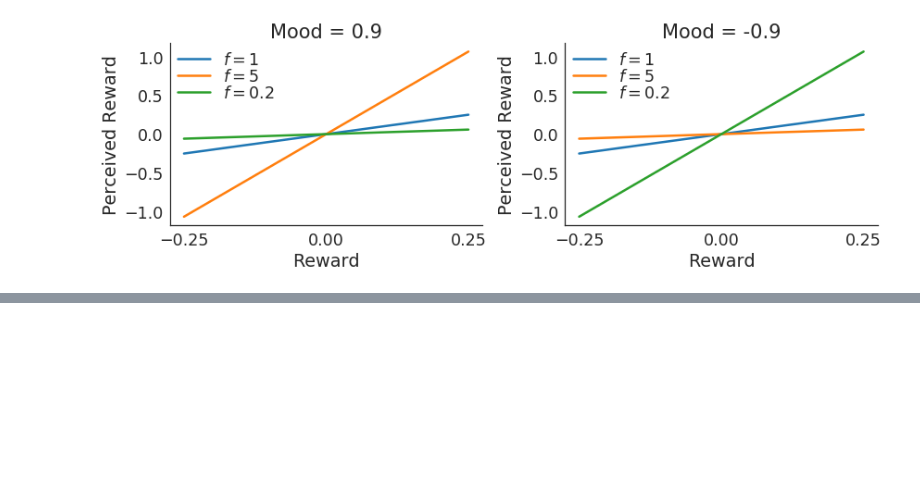
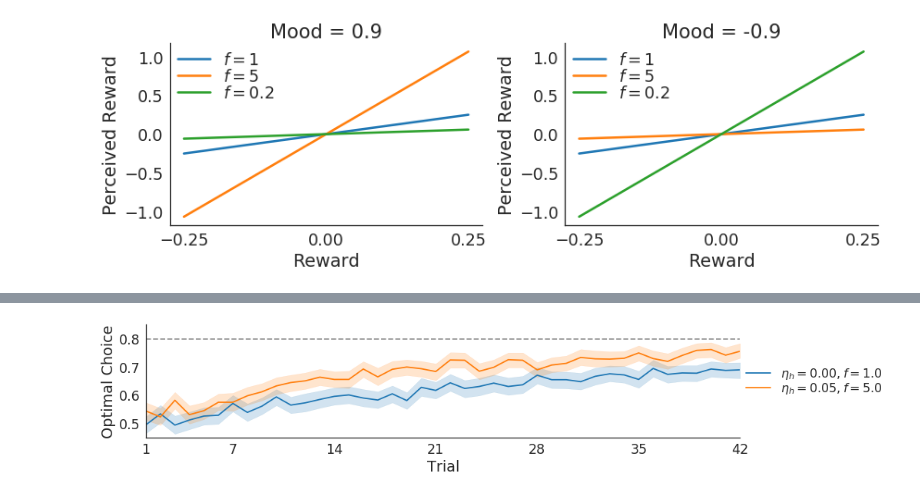
Before and after one commit to szorowi1/pni-rotations, a Jupyter notebook: demos.ipynb, the cells around one changed output, grey strips where cells are left out. Saved outputs shown, nothing was run; the diff lists cells and outputs as text; code cells hidden in the pictures; blank space fills up the shorter version.

```diff
--- a/demos.ipynb
+++ b/demos.ipynb
@@ -153,0 +290,72 @@ plt.tight_layout()
+# %%
+#~~~~~~~~~~~~~~~~~~~~~~~~~~~~~~~~~~~~~~~~~~#
+### Define parameters.
+#~~~~~~~~~~~~~~~~~~~~~~~~~~~~~~~~~~~~~~~~~~#
+
+## Define agent paramters (beta, eta_v, eta_h, f).
+parameters = [[15, 0.10, 0.00, 1],
+              [15, 0.10, 0.05, 5]]
+
+## Initial values.
+Q = 0.0
+M = 0.5
+
+## Task parameters.
+probabilities = (0.2, 0.4, 0.6)
+reward = 0.25
+n_trials = 42
+
+## Simulation parameters.
+n_simulations = 1000
+
+#~~~~~~~~~~~~~~~~~~~~~~~~~~~~~~~~~~~~~~~~~~#
+### Main loop.
+#~~~~~~~~~~~~~~~~~~~~~~~~~~~~~~~~~~~~~~~~~~#
+np.random.seed(47404)
+
+## Preallocate space.
+choices = np.zeros((n_simulations, len(parameters), n_trials))
+
+## Main loop.
+for i in range(n_simulations):
+
+    ## Simulate slot machine game.
+    X, R = slot_machine_game(n_trials=n_trials, probabilities=probabilities, reward=reward)
+
+    for j, params in enumerate(parameters):
+
+        ## Initialize agent.
+        agent = MoodyAgent(*params)
+
+        ## Play block of slot machine game.
+        Y, _ = agent.simulate(X, R, Q=Q, M=M)
+
+        ## Compute optimal choices.
+        choices[i,j] = optimal_choice(Y, X)
+
+## Convert choices/moods to DataFrame.
+fmt = r'$\eta_h = %0.2f, f = %0.1f$'
+df  = DataFrame3d(choices, major_axis=[fmt %(p[2],p[3]) for p in parameters])
+
+#~~~~~~~~~~~~~~~~~~~~~~~~~~~~~~~~~~~~~~~~~~#
+### Plotting.
+#~~~~~~~~~~~~~~~~~~~~~~~~~~~~~~~~~~~~~~~~~~#
+
+## Initialize canvas.
+fig, ax = plt.subplots(1,1,figsize=(12,3))
+palette = sns.color_palette(n_colors=len(parameters))
+
+## Plot optimal choice.
+sns.lineplot('minor', 'value', 'major', data=df, palette=palette, ax=ax)
+ax.hlines(0.8, 0, n_trials-1, linestyle='--', alpha=0.4, zorder=0)
+ax.set(xlim=(0,n_trials-1), xticks=[], xlabel='', ylim=(0.45, 0.85),
+       yticks=[0.5,0.6,0.7,0.8], ylabel='Optimal Choice')
+ax.legend(loc=7, bbox_to_anchor=(1.25,0.5), fontsize=16, borderpad=0, labelspacing=0)
+
+xticks = np.insert(np.arange(7,43,7),0,1)
+ax.set(xticks=xticks-1, xticklabels=xticks, xlabel='Trial')
+
+sns.despine()
+plt.tight_layout()
+# %% [output]
+[figure, added]
```
Also changed, not shown: parts of 29 cells of this notebook, 1 other file.
